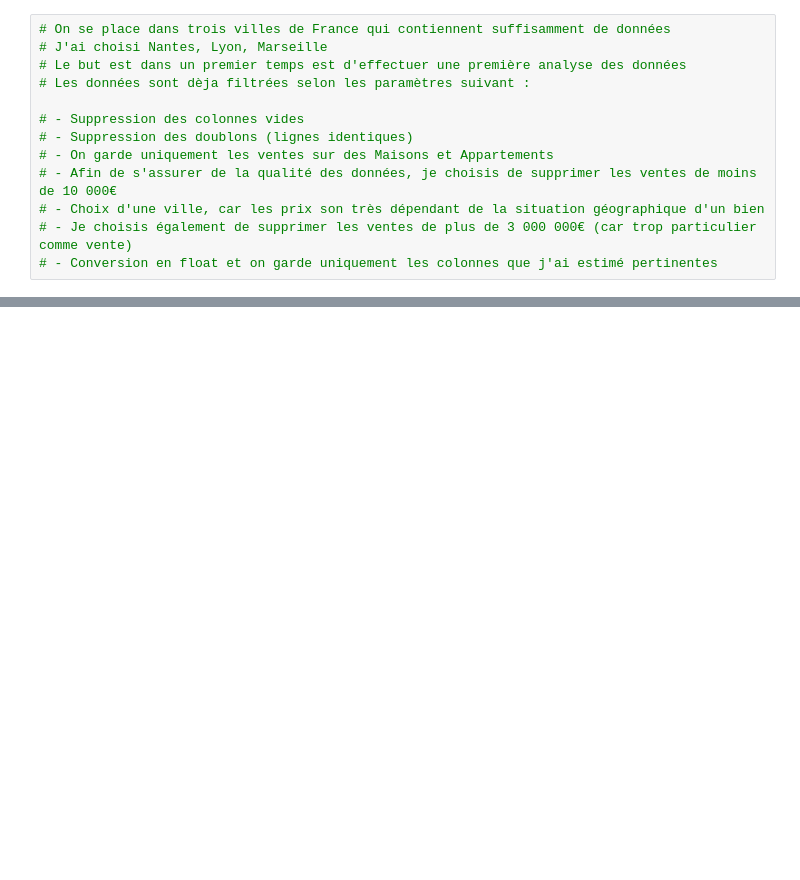
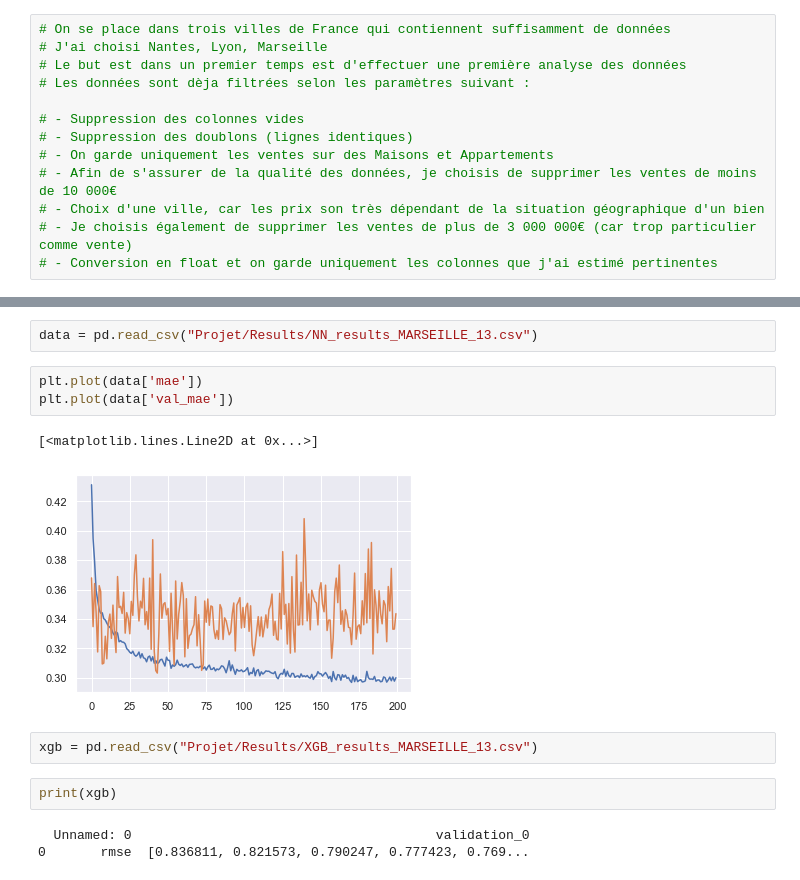
Before and after one commit to C18andre/CoveaModele, a Jupyter notebook: Presentation.ipynb, the cells around one changed output, grey strips where cells are left out. Drawn from its saved outputs; the diff is of its cells as text; blank space fills up the shorter version.

```diff
--- a/Presentation.ipynb
+++ b/Presentation.ipynb
@@ -63,0 +56,15 @@ print(L)
+# %%
+data = pd.read_csv("Projet/Results/NN_results_MARSEILLE_13.csv")
+# %%
+plt.plot(data['mae'])
+plt.plot(data['val_mae'])
+# %% [output]
+[<matplotlib.lines.Line2D at 0x...>]
+[figure, added]
+# %%
+xgb = pd.read_csv("Projet/Results/XGB_results_MARSEILLE_13.csv")
+# %%
+print(xgb)
+# %% [output]
+  Unnamed: 0                                       validation_0
+0       rmse  [0.836811, 0.821573, 0.790247, 0.777423, 0.769...
```
Also changed, not shown: parts of 4 cells of this notebook, 7 other files.
